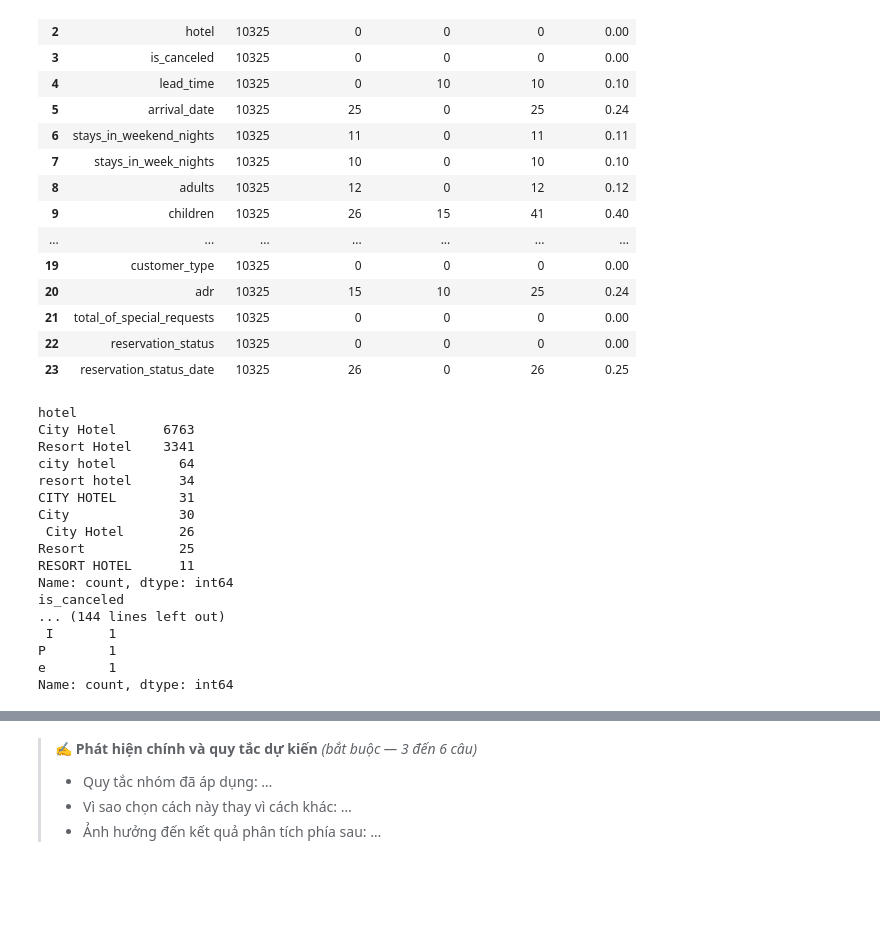
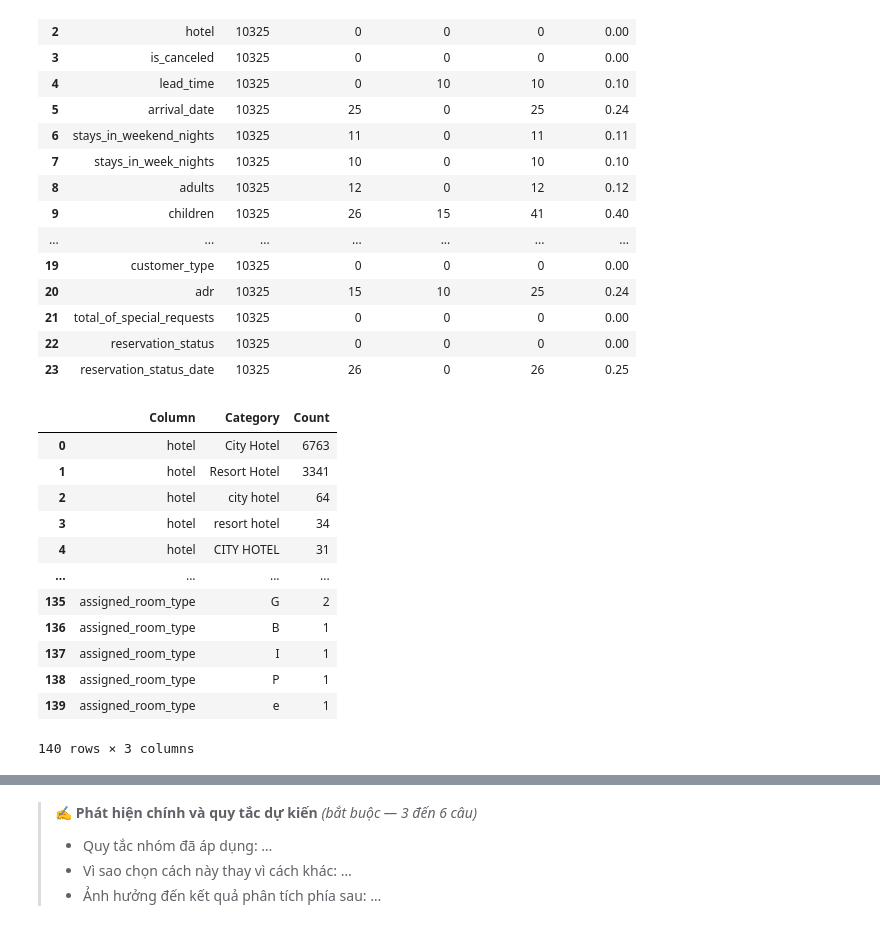
Before and after one commit to hanhathuy/hotel-booking-analysis, a Jupyter notebook: hotel_student_starter.ipynb, the cells around one changed output, grey strips where cells are left out. Saved outputs shown, nothing was run; the diff lists cells and outputs as text; code cells hidden in the pictures; blank space fills up the shorter version.

```diff
--- a/hotel_student_starter.ipynb
+++ b/hotel_student_starter.ipynb
@@ -558,30 +558,37 @@ missing_survey
 | 22 | reservation_status | 10325 | 0 | 0 | 0 | 0.00 |
 | 23 | reservation_status_date | 10325 | 26 | 0 | 26 | 0.25 |
 # %%
-# A3 · Nhãn của các cột phân loại
-# TODO: value_counts cho từng cột phân loại
 CAT_COLS = [
-    'hotel', 'is_canceled', 'meal', 'market_segment', 'distribution_channel',
-    'deposit_type', 'customer_type', 'reservation_status',
-    'reserved_room_type', 'assigned_room_type']
+    'hotel', 'is_canceled', 'meal', 'market_segment',
+    'distribution_channel', 'deposit_type', 'customer_type',
+    'reservation_status', 'reserved_room_type', 'assigned_room_type'
+]
+
+# Tổng hợp số lượng từng nhãn
+result = []
 
 for col in CAT_COLS:
- print(raw_df[col].value_counts(dropna=False))
+    counts = raw_df[col].value_counts(dropna=False)
+
+    for value, count in counts.items():
+        result.append({
+            'Column': col,
+            'Category': value,
+            'Count': count
+        })
+
+pd.DataFrame(result)
 # %% [output]
+|  | Column | Category | Count |
+| 0 | hotel | City Hotel | 6763 |
+| 1 | hotel | Resort Hotel | 3341 |
+| 2 | hotel | city hotel | 64 |
+| 3 | hotel | resort hotel | 34 |
+| 4 | hotel | CITY HOTEL | 31 |
+| ... | ... | ... | ... |
+| 135 | assigned_room_type | G | 2 |
+| 136 | assigned_room_type | B | 1 |
+| 137 | assigned_room_type | I | 1 |
+| 138 | assigned_room_type | P | 1 |
+| 139 | assigned_room_type | e | 1 |
-hotel
-City Hotel      6763
-Resort Hotel    3341
-city hotel        64
-resort hotel      34
-CITY HOTEL        31
-City              30
- City Hotel       26
-Resort            25
-RESORT HOTEL      11
-Name: count, dtype: int64
-is_canceled
-... (144 lines left out)
- I       1
-P        1
-e        1
-Name: count, dtype: int64
+140 rows × 3 columns
```
Also changed, not shown: parts of 38 cells of this notebook.
